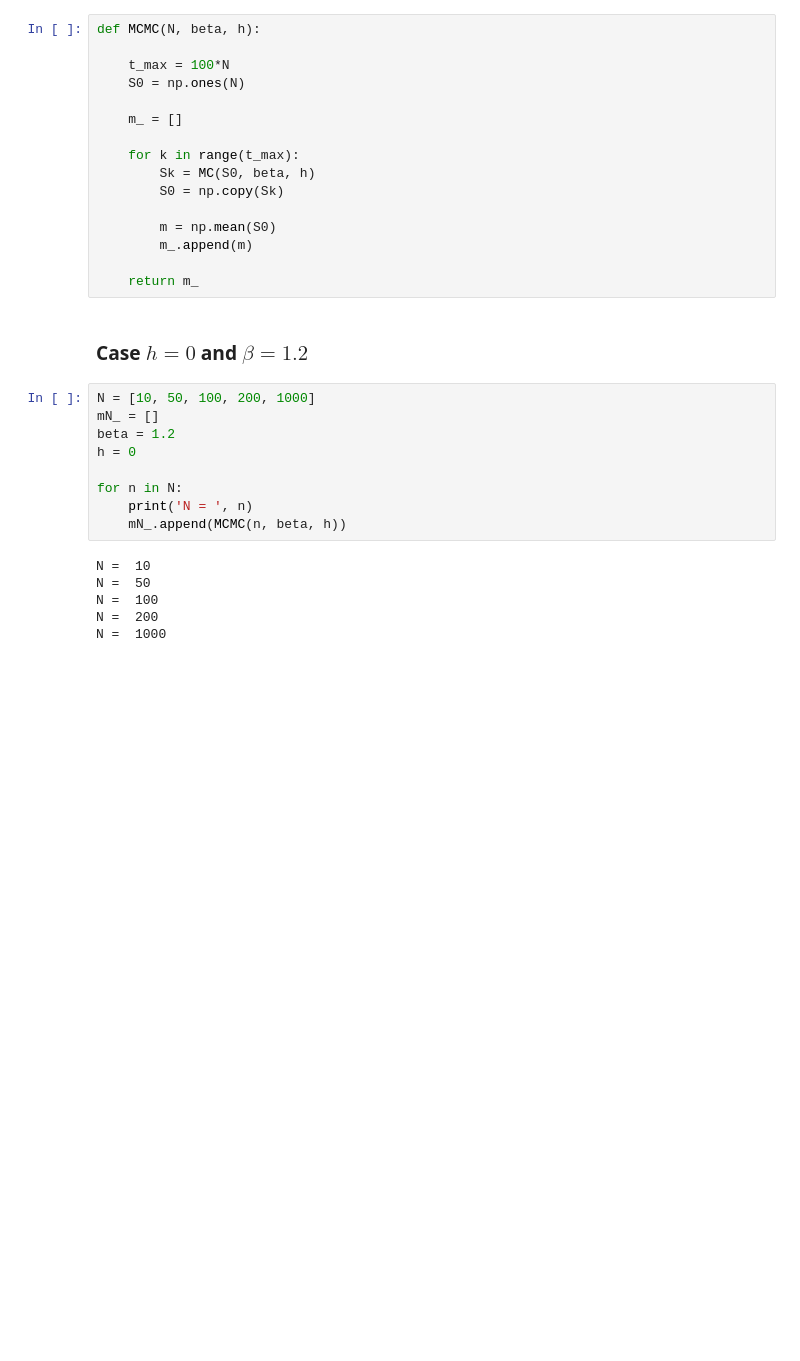
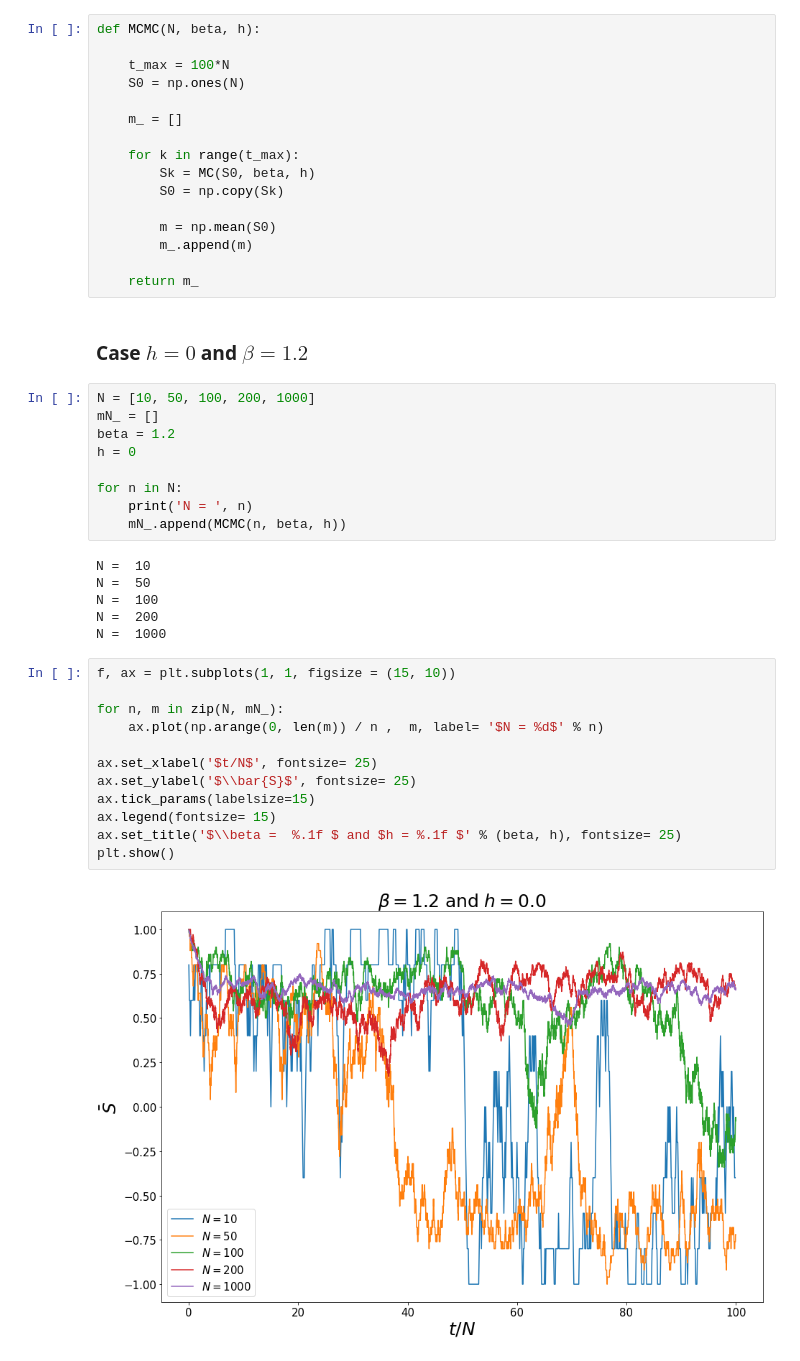
Before and after one commit to rodsveiga/PHYS-642, a Jupyter notebook: hm1.ipynb, the cells around one changed output. Drawn from its saved outputs; the diff is of its cells as text; blank space fills up the shorter version.

```diff
--- a/hm1.ipynb
+++ b/hm1.ipynb
@@ -82,3 +87,17 @@ N =  50
 N =  100
 N =  200
 N =  1000
+# %%
+f, ax = plt.subplots(1, 1, figsize = (15, 10))
+
+for n, m in zip(N, mN_):
+    ax.plot(np.arange(0, len(m)) / n ,  m, label= '$N = %d$' % n)
+
+ax.set_xlabel('$t/N$', fontsize= 25)
+ax.set_ylabel('$\\bar{S}$', fontsize= 25)
+ax.tick_params(labelsize=15)
+ax.legend(fontsize= 15)
+ax.set_title('$\\beta =  %.1f $ and $h = %.1f $' % (beta, h), fontsize= 25)
+plt.show()
+# %% [output]
+[figure, added]
```
Also changed, not shown: parts of 5 cells of this notebook.
